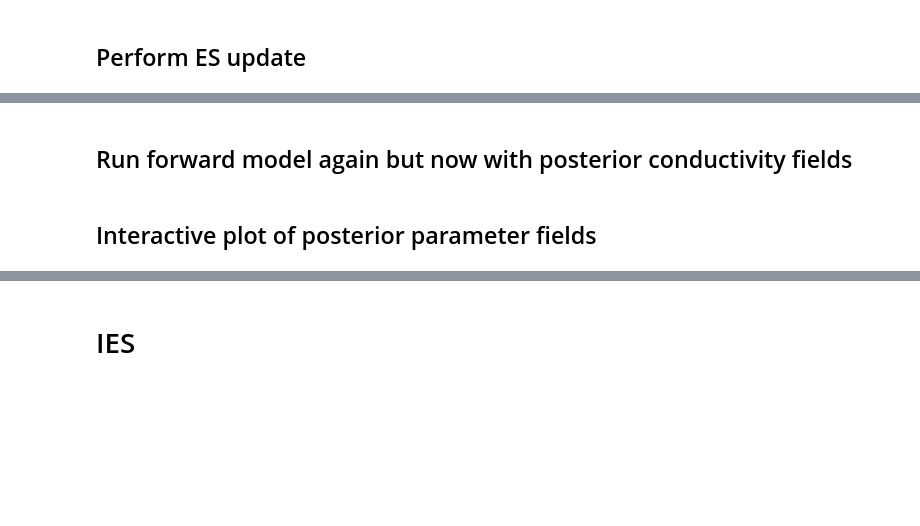
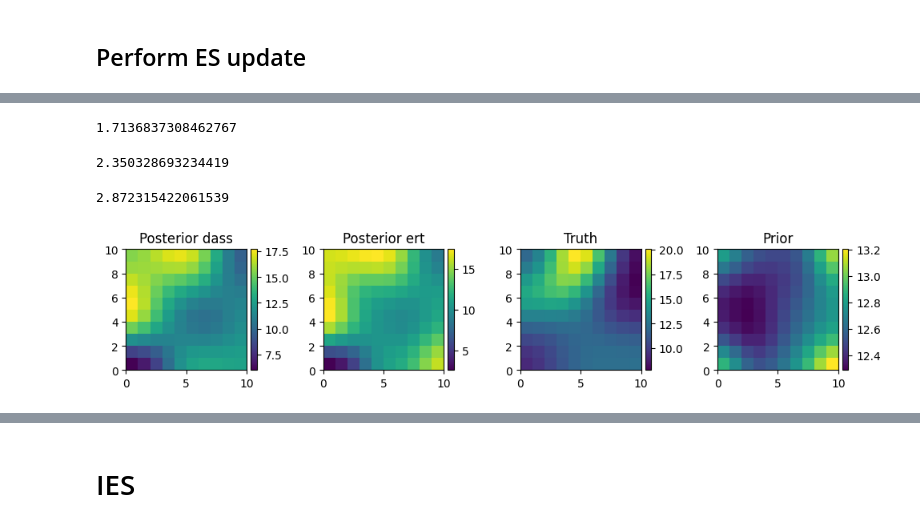
Before and after one commit to equinor/dass, a Jupyter notebook: notebooks/Smoothers.ipynb, the cells around one changed output, grey strips where cells are left out. Drawn from its saved outputs; the diff is of its cells as text; code cells hidden in the pictures; blank space fills up the shorter version.

```diff
--- a/notebooks/Smoothers.ipynb
+++ b/notebooks/Smoothers.ipynb
@@ -165,7 +187,12 @@ streams = [np.random.default_rng(s) for s in child_seeds]
 # `p_map` runs stuff in parallel.
 alphas = []
 for i in range(N):
-    alpha = np.exp(5 * gaussian_filter(gaussian_filter(rng.random(size=(nx, nx)), sigma=2.0), sigma=1.0))
+    alpha = np.exp(
+        5
+        * gaussian_filter(
+            gaussian_filter(rng.random(size=(nx, nx)), sigma=2.0), sigma=1.0
+        )
+    )
     alphas.append(alpha)
 
 # Evensens' formulation of the Ensemble Smoother has the prior as
@@ -259,3 +292,10 @@ assert Y.shape == (
     m,
     N,
 ), "Measured responses must be a matrix with dimensions (number of observations x number of realisations)"
+# %%
+enough_ens_var_idx = Y.var(axis=1) > 1e-6
+print(f"{list(enough_ens_var_idx).count(False)} measurements will be deactivated.")
+Y = Y[enough_ens_var_idx, :]
+D = D[enough_ens_var_idx, :]
+Cdd = Cdd[enough_ens_var_idx, :]
+Cdd = Cdd[:, enough_ens_var_idx]
@@ -263,7 +305,7 @@ assert Y.shape == (
 ## Perform ES update
 # %%
 X = analysis.ES(Y, D, Cdd)
-A_ES = A @ X
+A_ES = (A - A.mean(axis=1, keepdims=True)) @ X
 # %%
 # The update may give non-physical parameter values, which here means negative heat conductivity.
 # Setting negative values to a small positive value but not zero because we want to be able to divide by them.
@@ -271 +315,5 @@ A_ES = A_ES.clip(min=1e-8)
+# %%
+A_ES_ert = ies.ensemble_smoother_update_step(
+    Y, A - A.mean(axis=1, keepdims=True), d.sd.values, d.value.values
+)
 # %% [markdown]
@@ -279,6 +327,42 @@ fig.tight_layout()
+# %%
+err_posterior = alpha_t.ravel() - A_ES.mean(axis=1)
+np.sqrt(np.mean(err_posterior * err_posterior))
+# %% [output]
+1.7136837308462767
+# %%
+err_posterior_ert = alpha_t.ravel() - A_ES_ert.mean(axis=1)
+np.sqrt(np.mean(err_posterior_ert * err_posterior_ert))
+# %% [output]
+2.350328693234419
+# %%
+err_prior = alpha_t.ravel() - A.mean(axis=1)
+np.sqrt(np.mean(err_prior * err_prior))
+# %% [output]
+2.872315422061539
 # %%
-fig, ax = plt.subplots()
-ax.set_title(f"Posterior mean parameter field")
-p = ax.pcolormesh(A_ES.mean(axis=1).reshape(nx, nx))
-utils.colorbar(p)
+fig, ax = plt.subplots(nrows=1, ncols=4)
+fig.set_size_inches(10, 10)
+
+ax[0].set_title(f"Posterior dass")
+ax[1].set_title(f"Posterior ert")
+ax[2].set_title(f"Truth")
+ax[3].set_title(f"Prior")
+
+p0 = ax[0].pcolormesh(A_ES.mean(axis=1).reshape(nx, nx))
+p1 = ax[1].pcolormesh(A_ES_ert.mean(axis=1).reshape(nx, nx))
+p2 = ax[2].pcolormesh(alpha_t)
+p3 = ax[3].pcolormesh(A.mean(axis=1).reshape(nx, nx))
+
+utils.colorbar(p0)
+utils.colorbar(p1)
+utils.colorbar(p2)
+utils.colorbar(p3)
+
+ax[0].set_aspect("equal", "box")
+ax[1].set_aspect("equal", "box")
+ax[2].set_aspect("equal", "box")
+ax[3].set_aspect("equal", "box")
+
 fig.tight_layout()
+# %% [output]
+[figure, added]
@@ -291,2 +368,0 @@ fig.tight_layout()
-# %% [markdown]
-## Run forward model again but now with posterior conductivity fields
@@ -295,2 +368,0 @@ alphas_posterior = [A_ES[:, i].reshape(nx, nx) for i in range(N)]
-# %% [markdown]
-## Interactive plot of posterior parameter fields
```
Also changed, not shown: parts of 22 cells of this notebook, 3 other files.
